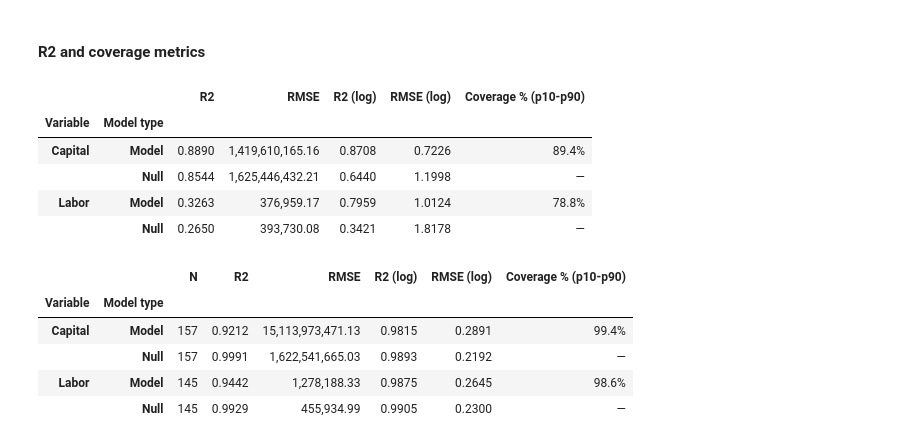
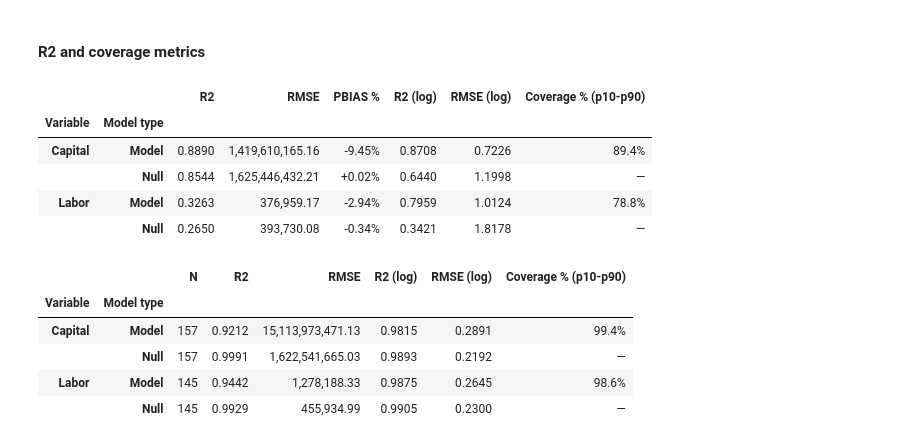
Before and after one commit to carinamani/AgDownscaling, a Jupyter notebook: 04_FIGURES/scaling_factors.ipynb, the cells around one changed output. Saved outputs shown, nothing was run; the diff lists cells and outputs as text; code cells hidden in the pictures.

```diff
--- a/04_FIGURES/scaling_factors.ipynb
+++ b/04_FIGURES/scaling_factors.ipynb
@@ -91,11 +91,12 @@ national_labor_null = national_labor_null.merge(national_labor[['ISO3', 'nationa
 # %% [markdown]
 #### R2 and coverage metrics
 # %%
-#### Compute R2, RMSE, and coverage metrics for sub-national scaling factors
+#### Compute R2, RMSE, PBIAS, and coverage metrics for sub-national scaling factors
 
 def compute_metrics(df, actual_col, pred_col, p10_col=None, p90_col=None):
     r2 = r2_score(df[actual_col], df[pred_col])
     rmse = np.sqrt(np.mean((df[actual_col] - df[pred_col])**2))
+    pbias = 100 * np.sum(df[pred_col] - df[actual_col]) / np.sum(df[actual_col])
 
     log_mask = (df[actual_col] > 0) & (df[pred_col] > 0)
     log_actual = np.log(df.loc[log_mask, actual_col])
@@ -111,6 +112,7 @@ def compute_metrics(df, actual_col, pred_col, p10_col=None, p90_col=None):
     return {
         "R2": r2,
         "RMSE": rmse,
+        "PBIAS %": pbias,
         "R2 (log)": log_r2,
         "RMSE (log)": log_rmse,
         "Coverage % (p10-p90)": coverage,
@@ -120,40 +122,41 @@ results = {
     ("Capital", "Model"): compute_metrics(
         subnational_capital, "sub_national_total_capital_USD", "capital_USD",
         "capital_USD_p10", "capital_USD_p90"
     ),
     ("Capital", "Null"): compute_metrics(
         subnational_capital_null, "sub_national_total_capital_USD", "capital_usd"
     ),
     ("Labor", "Model"): compute_metrics(
         subnational_labor, "sub_national_total_jobs", "jobs",
         "jobs_p10", "jobs_p90"
     ),
     ("Labor", "Null"): compute_metrics(
         subnational_labor_null, "sub_national_total_jobs", "jobs"
     ),
 }
 
 metrics_table = pd.DataFrame(results).T
 metrics_table.index.names = ["Variable", "Model type"]
 
 # Format for display
 display_table = metrics_table.copy()
 display_table["R2"] = display_table["R2"].map("{:.4f}".format)
+display_table["RMSE"] = display_table["RMSE"].map("{:,.2f}".format)
+display_table["PBIAS %"] = display_table["PBIAS %"].map("{:+.2f}%".format)
 display_table["R2 (log)"] = display_table["R2 (log)"].map("{:.4f}".format)
-display_table["RMSE"] = display_table["RMSE"].map("{:,.2f}".format)
 display_table["RMSE (log)"] = display_table["RMSE (log)"].map("{:.4f}".format)
 display_table["Coverage % (p10-p90)"] = display_table["Coverage % (p10-p90)"].map(
     lambda x: f"{x:.1f}%" if pd.notna(x) else "—"
 )
 
 display_table
 # %% [output]
-|  |  | R2 | RMSE | R2 (log) | RMSE (log) | Coverage % (p10-p90) |
-| Variable | Model type |  |  |  |  |  |
-| Capital | Model | 0.8890 | 1,419,610,165.16 | 0.8708 | 0.7226 | 89.4% |
-|  | Null | 0.8544 | 1,625,446,432.21 | 0.6440 | 1.1998 | — |
-| Labor | Model | 0.3263 | 376,959.17 | 0.7959 | 1.0124 | 78.8% |
-|  | Null | 0.2650 | 393,730.08 | 0.3421 | 1.8178 | — |
+|  |  | R2 | RMSE | PBIAS % | R2 (log) | RMSE (log) | Coverage % (p10-p90) |
+| Variable | Model type |  |  |  |  |  |  |
+| Capital | Model | 0.8890 | 1,419,610,165.16 | -9.45% | 0.8708 | 0.7226 | 89.4% |
+|  | Null | 0.8544 | 1,625,446,432.21 | +0.02% | 0.6440 | 1.1998 | — |
+| Labor | Model | 0.3263 | 376,959.17 | -2.94% | 0.7959 | 1.0124 | 78.8% |
+|  | Null | 0.2650 | 393,730.08 | -0.34% | 0.3421 | 1.8178 | — |
 # %%
 #### Compute R2, RMSE, and coverage metrics for national scaling factors
 
```
Also changed, not shown: 1 other file.
